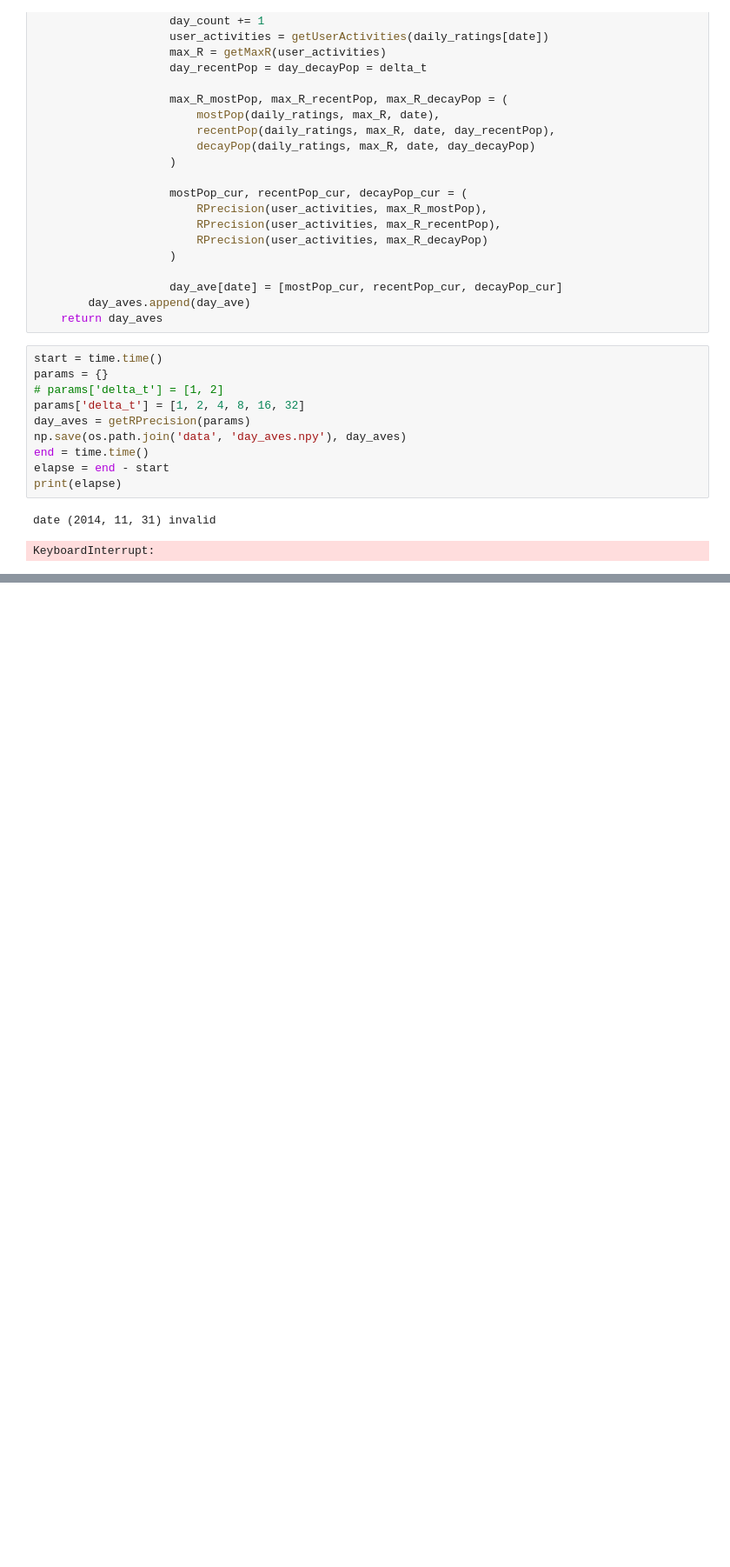
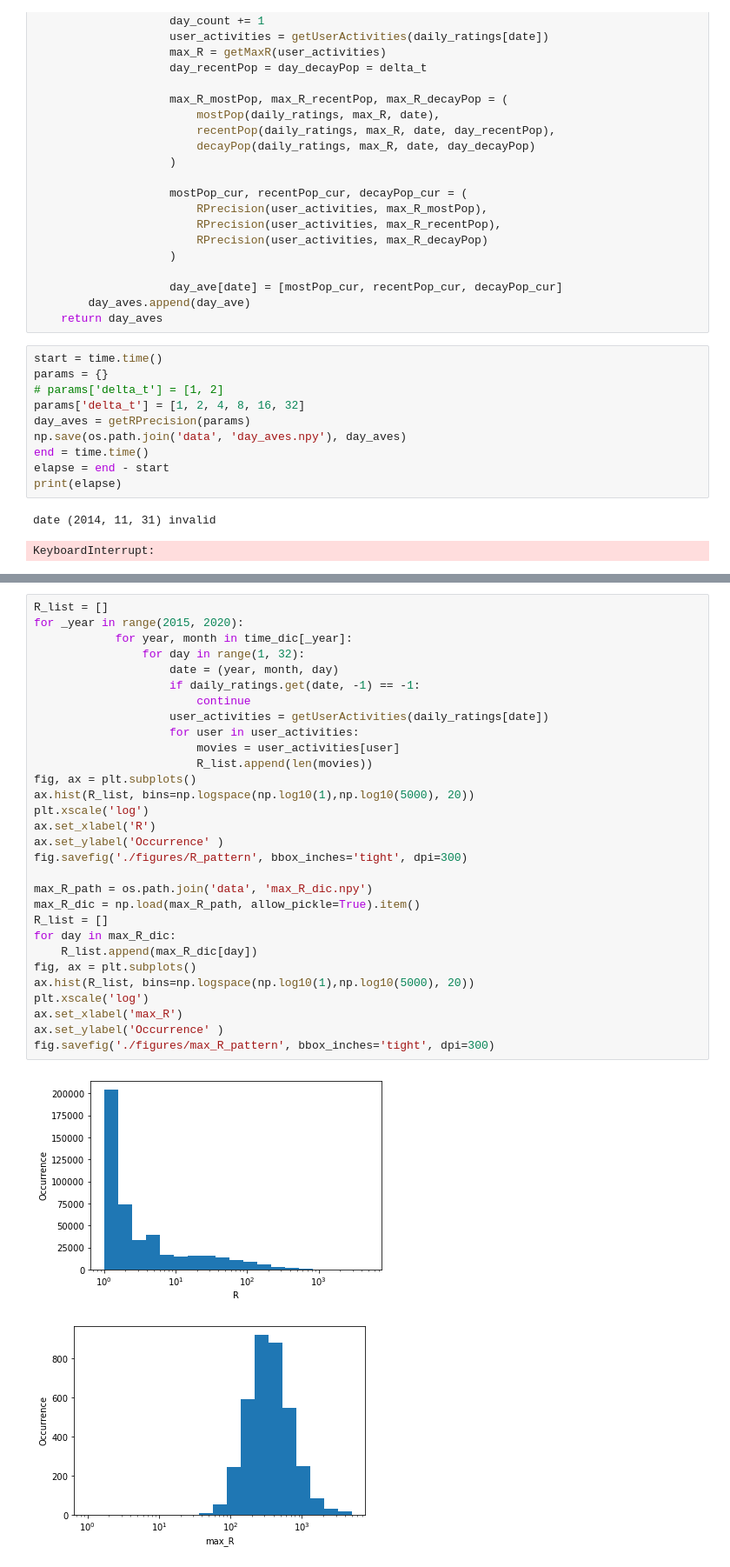
Before and after one commit to liguanlong/Final-Year-Project, a Jupyter notebook: baselineRecommender.ipynb, the cells around one changed output, grey strips where cells are left out. Shown: that part at 87% size. Saved outputs shown, nothing was run; the diff lists cells and outputs as text; blank space fills up the shorter version.

```diff
--- a/baselineRecommender.ipynb
+++ b/baselineRecommender.ipynb
@@ -196,0 +243,33 @@ fig.savefig('./figures/weekday_pattern', bbox_inches='tight', dpi=300)
+# %%
+R_list = []
+for _year in range(2015, 2020):
+            for year, month in time_dic[_year]:
+                for day in range(1, 32):
+                    date = (year, month, day)
+                    if daily_ratings.get(date, -1) == -1:
+                        continue
+                    user_activities = getUserActivities(daily_ratings[date])
+                    for user in user_activities:
+                        movies = user_activities[user]
+                        R_list.append(len(movies))
+fig, ax = plt.subplots()
+ax.hist(R_list, bins=np.logspace(np.log10(1),np.log10(5000), 20))
+plt.xscale('log')
+ax.set_xlabel('R')
+ax.set_ylabel('Occurrence' )
+fig.savefig('./figures/R_pattern', bbox_inches='tight', dpi=300)
+
+max_R_path = os.path.join('data', 'max_R_dic.npy')
+max_R_dic = np.load(max_R_path, allow_pickle=True).item()
+R_list = []
+for day in max_R_dic:
+    R_list.append(max_R_dic[day])
+fig, ax = plt.subplots()
+ax.hist(R_list, bins=np.logspace(np.log10(1),np.log10(5000), 20))
+plt.xscale('log')
+ax.set_xlabel('max_R')
+ax.set_ylabel('Occurrence' )
+fig.savefig('./figures/max_R_pattern', bbox_inches='tight', dpi=300)
+# %% [output]
+[figure, added]
+[figure, added]
```
Also changed, not shown: parts of 6 cells of this notebook, 12 other files.
